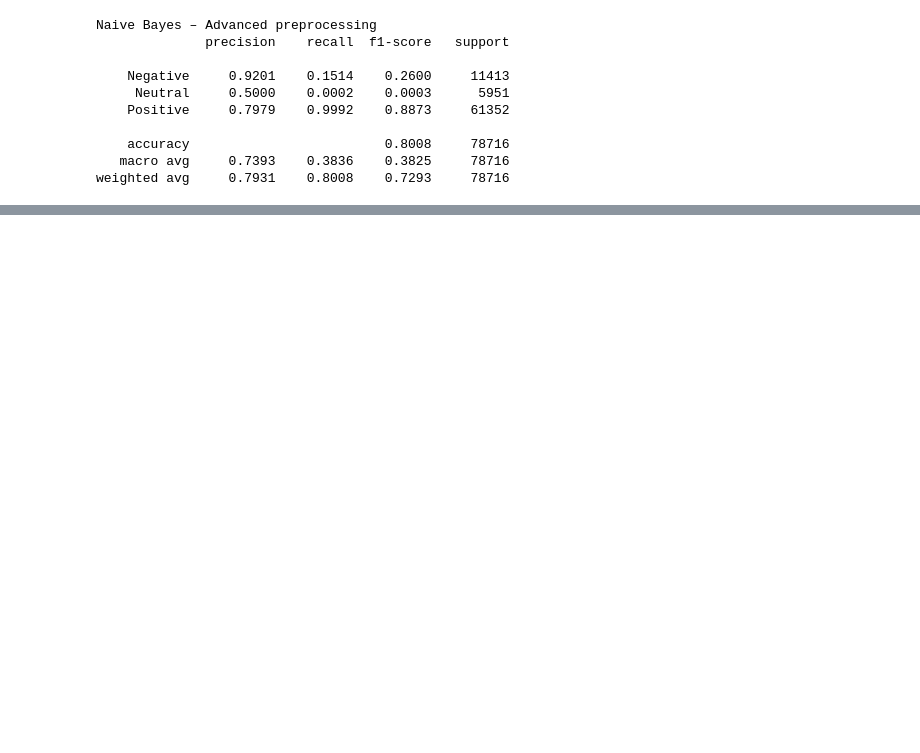
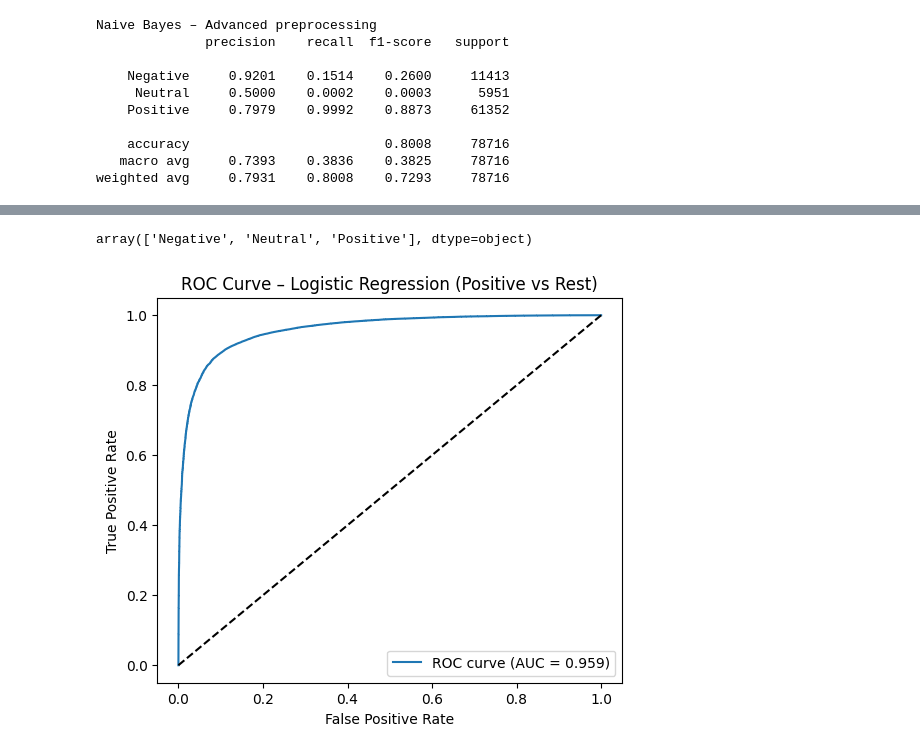
Before and after one commit to 03sans/AML_Coursework, a Jupyter notebook: main.ipynb, the cells around one changed output, grey strips where cells are left out. Drawn from its saved outputs; the diff is of its cells as text; code cells hidden in the pictures; blank space fills up the shorter version.

```diff
--- a/main.ipynb
+++ b/main.ipynb
@@ -560,0 +563,36 @@ Confidence: {'Negative': 0.063, 'Neutral': 0.924, 'Positive': 0.012}
+# %%
+ # Get probability predictions from baseline Logistic Regression
+y_prob = lr_base.predict_proba(Xb_test_vec)
+
+# Check class order
+lr_base.classes_
+# %% [output]
+array(['Negative', 'Neutral', 'Positive'], dtype=object)
+# %%
+from sklearn.preprocessing import label_binarize
+
+# Convert y_test to binary (Positive = 1, others = 0)
+y_test_bin = label_binarize(y_test, classes=lr_base.classes_)
+
+# Index of Positive class
+positive_index = list(lr_base.classes_).index("Positive")
+
+y_test_positive = y_test_bin[:, positive_index]
+y_prob_positive = y_prob[:, positive_index]
+# %%
+from sklearn.metrics import roc_curve, auc
+import matplotlib.pyplot as plt
+
+fpr, tpr, _ = roc_curve(y_test_positive, y_prob_positive)
+roc_auc = auc(fpr, tpr)
+
+plt.figure(figsize=(6, 5))
+plt.plot(fpr, tpr, label=f"ROC curve (AUC = {roc_auc:.3f})")
+plt.plot([0, 1], [0, 1], "k--")
+plt.xlabel("False Positive Rate")
+plt.ylabel("True Positive Rate")
+plt.title("ROC Curve – Logistic Regression (Positive vs Rest)")
+plt.legend(loc="lower right")
+plt.show()
+# %% [output]
+[figure, added]
```
Also changed, not shown: parts of 57 cells of this notebook.
